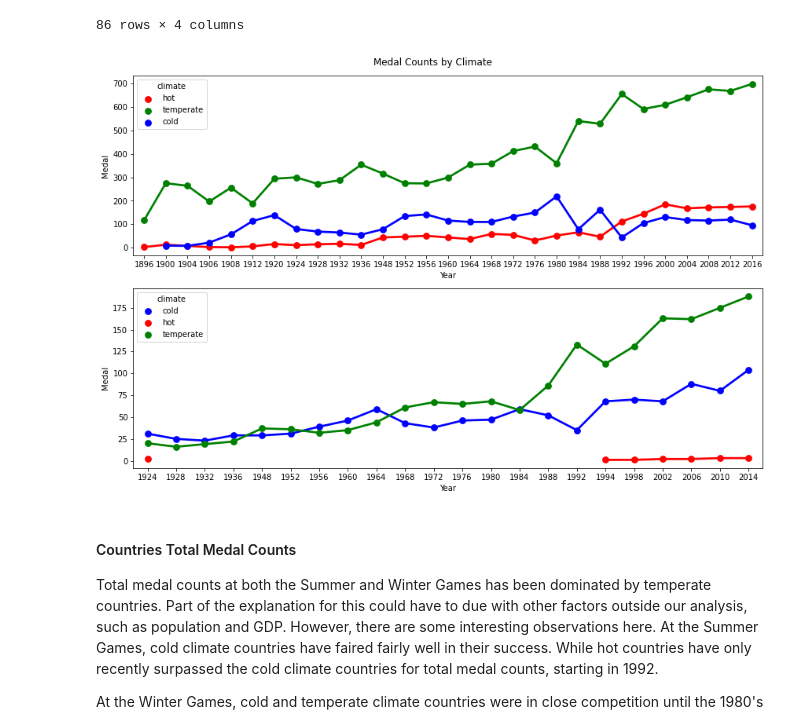
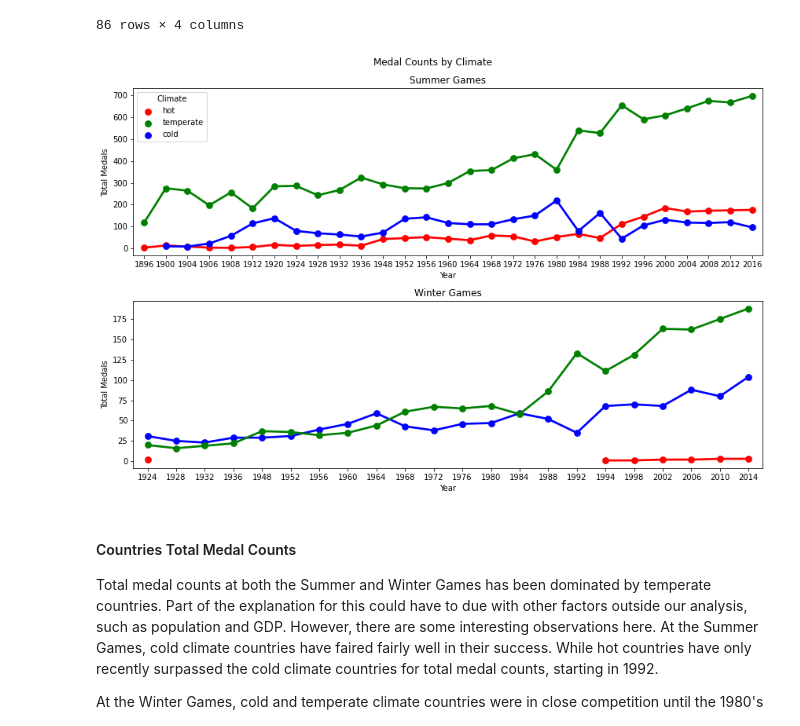
Before and after one commit to speedytmark/Draft_Project, a Jupyter notebook: TMark_ESullivan_4447_Final_Project_Olympics.ipynb, the cells around one changed output. Cells and saved outputs as stored; diff of their text form; code cells hidden in the pictures.

```diff
--- a/TMark_ESullivan_4447_Final_Project_Olympics.ipynb
+++ b/TMark_ESullivan_4447_Final_Project_Olympics.ipynb
@@ -1440,3 +1601,5 @@ Name: count, dtype: int64
+# %%
+olympic_country_temp=olympic_country_temp[olympic_country_temp['Sport']!='Art Competitions']
 # %% [markdown]
 ## Country Participation
 
@@ -1899,12 +2074,18 @@ medals_summer
 # %%
 fig, axs= plt.subplots(2,1, figsize=(12,8))
 sns.pointplot(data=medals_summer, x='Year', y='Medal', hue='climate', palette=temp_palette, ax=axs[0])
 sns.pointplot(data=medals_winter, x='Year', y='Medal', hue='climate', palette=temp_palette, ax=axs[1])
+axs[0].legend().set_title('Climate')
+axs[0].set_ylabel('Total Medals')
+axs[1].set_ylabel('Total Medals')
+axs[1].legend().set_visible(False)
 fig.suptitle('Medal Counts by Climate')
+axs[0].set_title('Summer Games')
+axs[1].set_title('Winter Games')
 plt.tight_layout()
 plt.show()
 # %% [output]
-[figure, old version]
+[figure, new version]
 # %% [markdown]
 #### Countries Total Medal Counts
 
```
Also changed, not shown: parts of 67 cells of this notebook.
